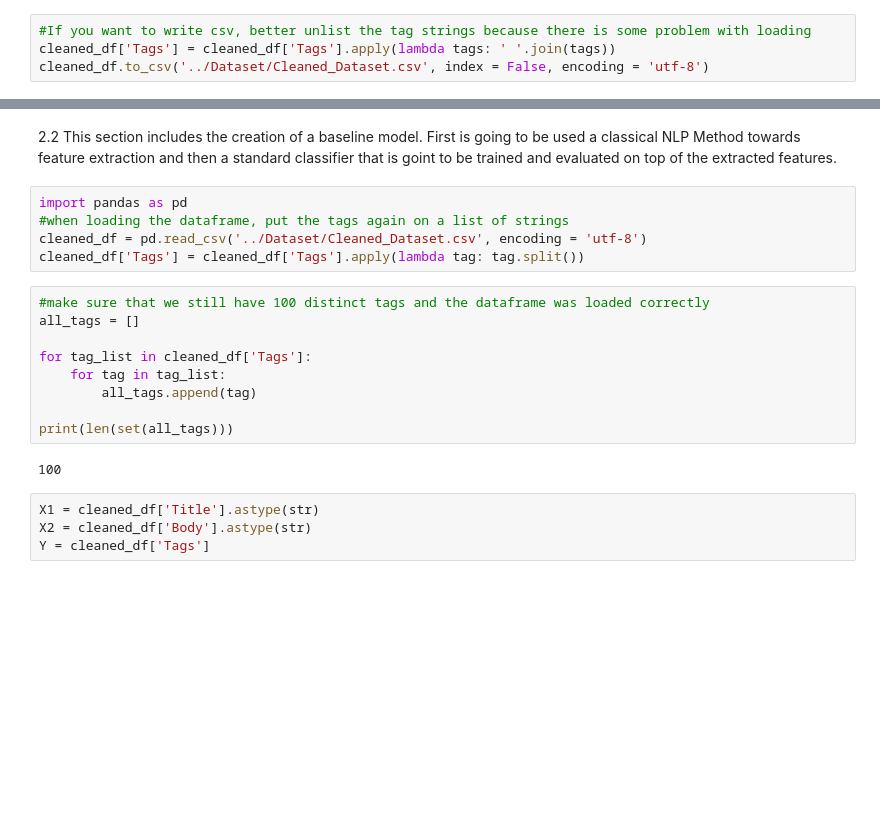
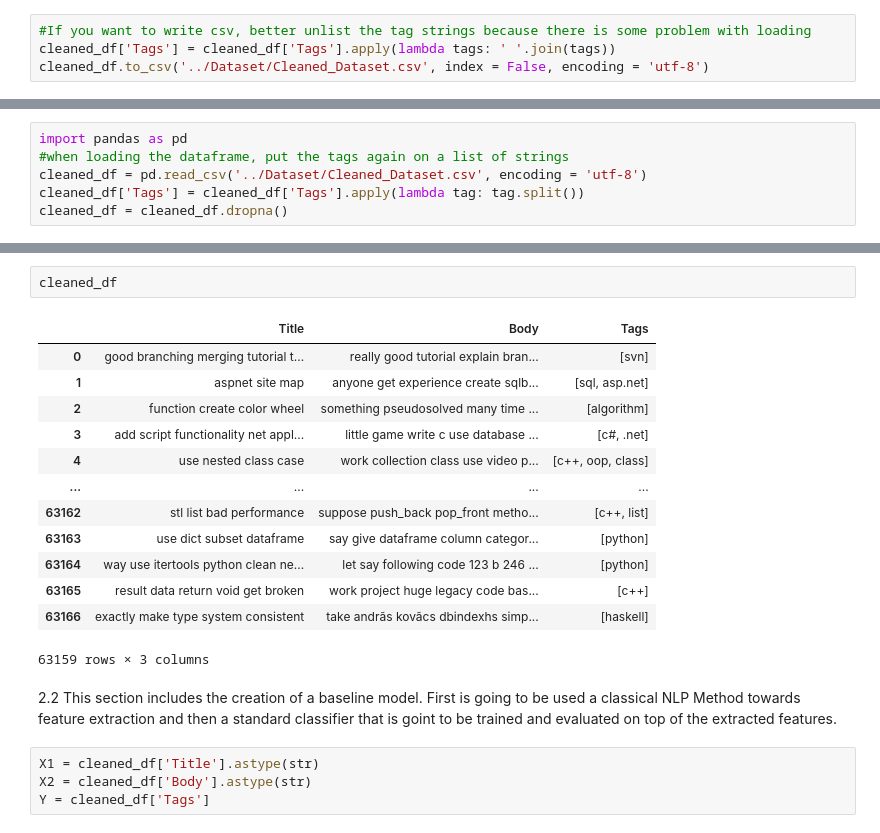
Before and after one commit to papcharis/Stack-Overflow-Tag-Prediction, a Jupyter notebook: Case-Study-Solution.ipynb, the cells around one changed output, grey strips where cells are left out. Saved outputs shown, nothing was run; the diff lists cells and outputs as text; blank space fills up the shorter version.

```diff
--- a/Case-Study-Solution.ipynb
+++ b/Case-Study-Solution.ipynb
@@ -280,0 +283,6 @@ cleaned_df.to_csv('../Dataset/Cleaned_Dataset.csv', index = False, encoding = 'u
+# %%
+import pandas as pd
+#when loading the dataframe, put the tags again on a list of strings
+cleaned_df = pd.read_csv('../Dataset/Cleaned_Dataset.csv', encoding = 'utf-8')
+cleaned_df['Tags'] = cleaned_df['Tags'].apply(lambda tag: tag.split())
+cleaned_df = cleaned_df.dropna()
@@ -281,21 +300,21 @@ cleaned_df.to_csv('../Dataset/Cleaned_Dataset.csv', index = False, encoding = 'u
+# %%
+cleaned_df
+# %% [output]
+|  | Title | Body | Tags |
+| 0 | good branching merging tutorial t... | really good tutorial explain bran... | [svn] |
+| 1 | aspnet site map | anyone get experience create sqlb... | [sql, asp.net] |
+| 2 | function create color wheel | something pseudosolved many time ... | [algorithm] |
+| 3 | add script functionality net appl... | little game write c use database ... | [c#, .net] |
+| 4 | use nested class case | work collection class use video p... | [c++, oop, class] |
+| ... | ... | ... | ... |
+| 63162 | stl list bad performance | suppose push_back pop_front metho... | [c++, list] |
+| 63163 | use dict subset dataframe | say give dataframe column categor... | [python] |
+| 63164 | way use itertools python clean ne... | let say following code 123 b 246 ... | [python] |
+| 63165 | result data return void get broken | work project huge legacy code bas... | [c++] |
+| 63166 | exactly make type system consistent | take andrãs kovãcs dbindexhs simp... | [haskell] |
+63159 rows × 3 columns
 # %% [markdown]
 2.2 This section includes the creation of a baseline model. First is going to be used a classical NLP Method towards feature extraction and then a standard classifier that is goint to be trained and evaluated on top of the extracted features.
-# %%
-import pandas as pd
-#when loading the dataframe, put the tags again on a list of strings
-cleaned_df = pd.read_csv('../Dataset/Cleaned_Dataset.csv', encoding = 'utf-8')
-cleaned_df['Tags'] = cleaned_df['Tags'].apply(lambda tag: tag.split())
-# %%
-#make sure that we still have 100 distinct tags and the dataframe was loaded correctly
-all_tags = []
-
-for tag_list in cleaned_df['Tags']:
-    for tag in tag_list:
-        all_tags.append(tag)
-
-print(len(set(all_tags)))
-# %% [output]
-100
 # %%
 X1 = cleaned_df['Title'].astype(str)
 X2 = cleaned_df['Body'].astype(str)
```
Also changed, not shown: parts of 28 cells of this notebook.
